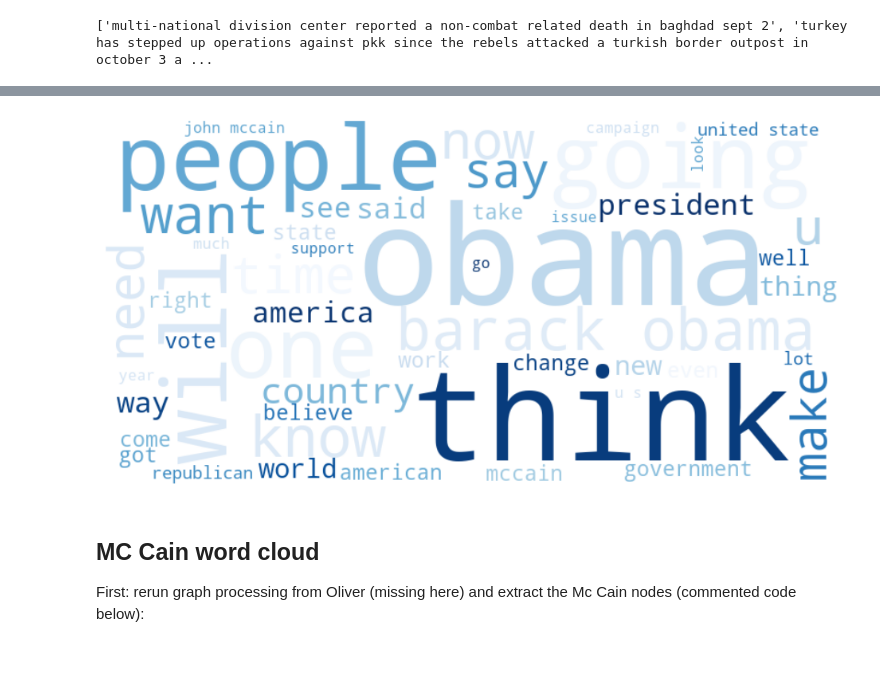
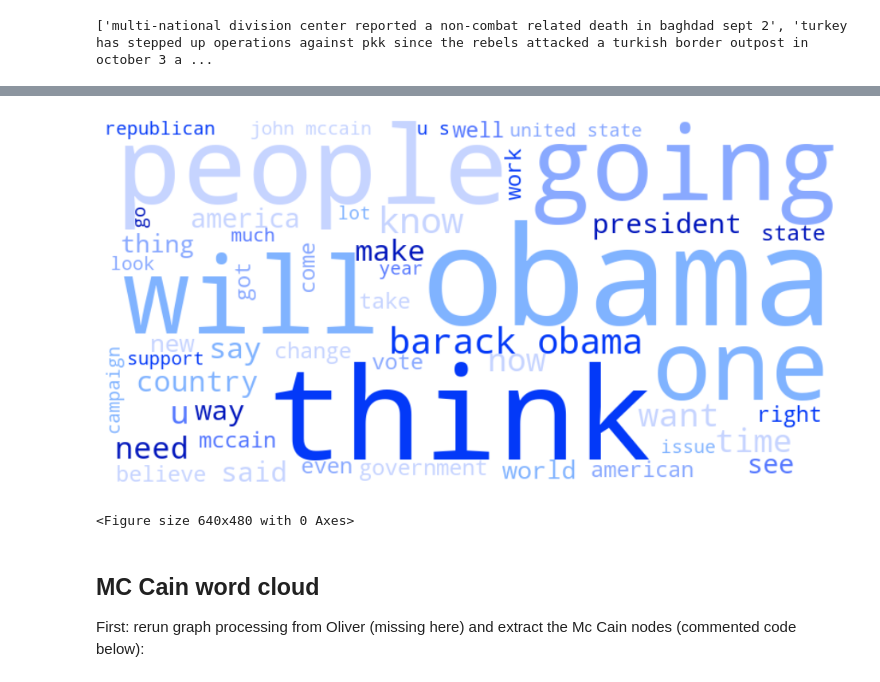
Before and after one commit to Morell1123/FinalProjectAssignment, a Jupyter notebook: NLP Analysis.ipynb, the cells around one changed output, grey strips where cells are left out. Cells and saved outputs as stored; diff of their text form; code cells hidden in the pictures.

```diff
--- a/NLP Analysis.ipynb
+++ b/NLP Analysis.ipynb
@@ -43,25 +62,27 @@ plt.show()
 # %%
 # Import necessary packages
 from wordcloud import WordCloud, STOPWORDS
 import matplotlib.pyplot as plt
 import numpy as np
 import matplotlib.colors as mcolors
 import matplotlib as mpl
 
-colors = ['#7297ff', '#6fa8dc', '#63c2e3', '#80ced6', '#87cefa', '#00bfff']
+colors = ['#0015bc', '#0339f8', '#5578ff', '#89a9ff', '#c6d4ff', '#80b3ff']
 cmap = mcolors.ListedColormap(colors)
 
 # Generate word cloud
 wordcloud = WordCloud(width=800, height=400, max_words=50, background_color='white', stopwords=STOPWORDS,
-                      min_font_size=10, max_font_size=150, colormap= mpl.cm.Blues).generate(flattened_string_obama)
+                      min_font_size=10, max_font_size=150, colormap= cmap).generate(flattened_string_obama)
 
 # Display the word cloud
 plt.figure(figsize=(12, 6))
 plt.imshow(wordcloud, interpolation='bilinear')
 plt.axis("off")
 plt.show()
+plt.savefig("visuals_for_website/obama_wordcloud.png", dpi=400)
 # %% [output]
-[figure, old version]
+[figure, new version]
+<Figure size 640x480 with 0 Axes>
 # %% [markdown]
 ## MC Cain word cloud
 
```
Also changed, not shown: parts of 10 cells of this notebook, 12 other files.
